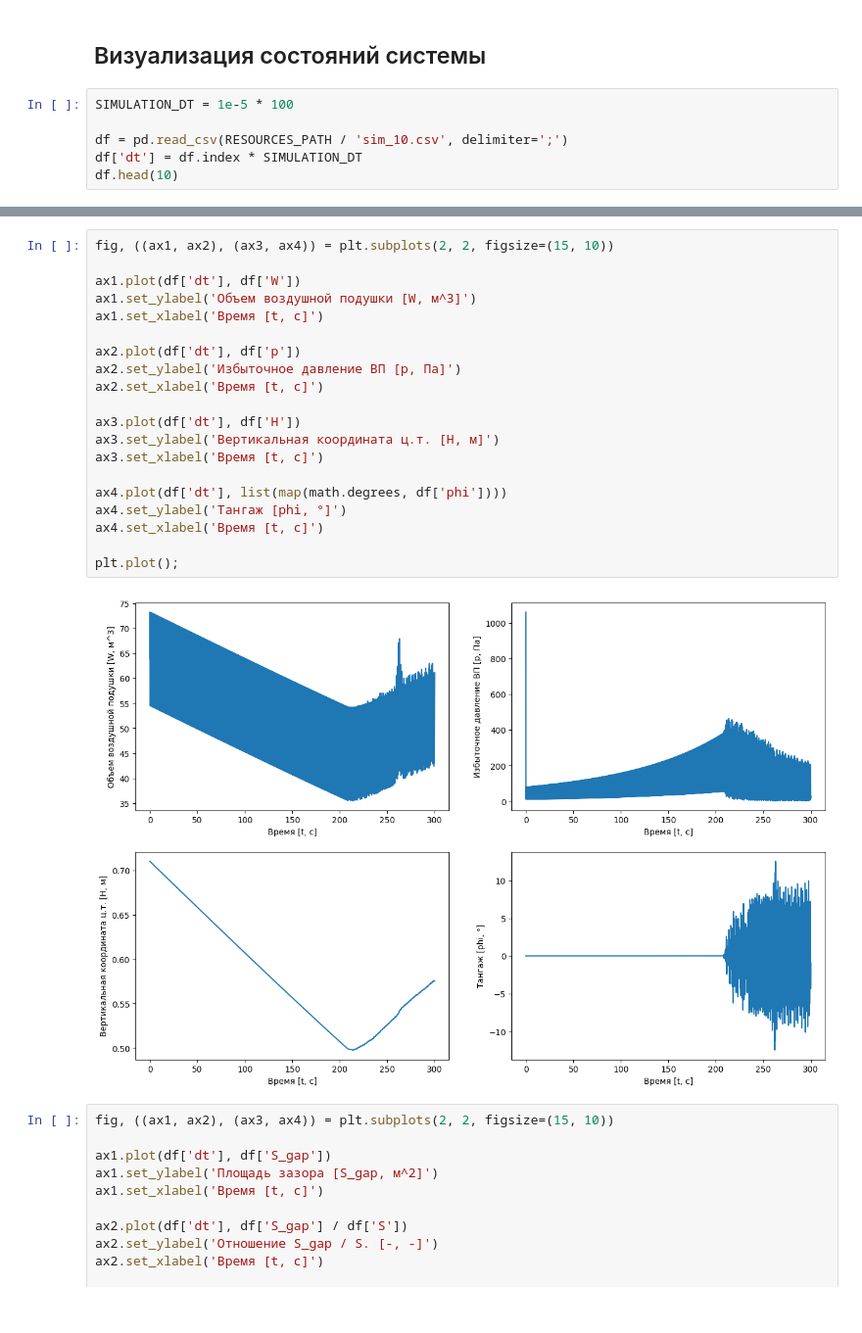
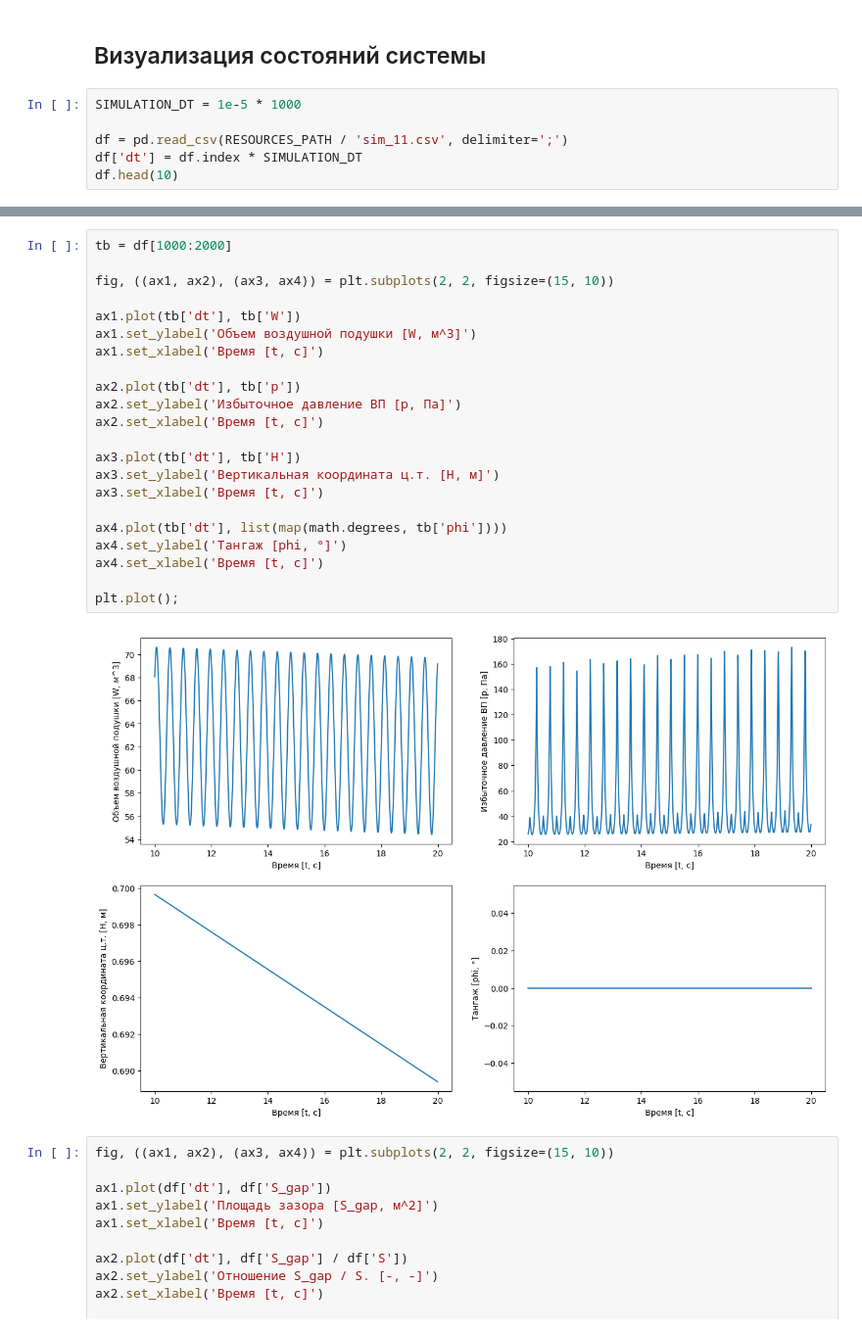
Before and after one commit to shustrov38/jubilant-bassoon, a Jupyter notebook: scripts/approx.ipynb, the cells around one changed output, grey strips where cells are left out. Shown at 98% size. Saved outputs shown, nothing was run; the diff lists cells and outputs as text.

```diff
--- a/scripts/approx.ipynb
+++ b/scripts/approx.ipynb
@@ -165,9 +165,9 @@ print(f'{popt[0]} + {popt[1]} * np.exp({popt[2]} * x)')
 # %% [markdown]
 ## Визуализация состояний системы
 # %%
-SIMULATION_DT = 1e-5 * 100
+SIMULATION_DT = 1e-5 * 1000
 
-df = pd.read_csv(RESOURCES_PATH / 'sim_10.csv', delimiter=';')
+df = pd.read_csv(RESOURCES_PATH / 'sim_11.csv', delimiter=';')
 df['dt'] = df.index * SIMULATION_DT
 df.head(10)
 # %% [output]
@@ -193,25 +194,27 @@ plt.plot();
 # %%
+tb = df[1000:2000]
+
 fig, ((ax1, ax2), (ax3, ax4)) = plt.subplots(2, 2, figsize=(15, 10))
 
-ax1.plot(df['dt'], df['W'])
+ax1.plot(tb['dt'], tb['W'])
 ax1.set_ylabel('Объем воздушной подушки [W, м^3]')
 ax1.set_xlabel('Время [t, с]')
 
-ax2.plot(df['dt'], df['p'])
+ax2.plot(tb['dt'], tb['p'])
 ax2.set_ylabel('Избыточное давление ВП [p, Па]')
 ax2.set_xlabel('Время [t, с]')
 
-ax3.plot(df['dt'], df['H'])
+ax3.plot(tb['dt'], tb['H'])
 ax3.set_ylabel('Вертикальная координата ц.т. [H, м]')
 ax3.set_xlabel('Время [t, с]')
 
-ax4.plot(df['dt'], list(map(math.degrees, df['phi'])))
+ax4.plot(tb['dt'], list(map(math.degrees, tb['phi'])))
 ax4.set_ylabel('Тангаж [phi, °]')
 ax4.set_xlabel('Время [t, с]')
 
 plt.plot();
 # %% [output]
-[figure, old version]
+[figure, new version]
 # %%
 fig, ((ax1, ax2), (ax3, ax4)) = plt.subplots(2, 2, figsize=(15, 10))
 
```
Also changed, not shown: parts of 2 cells of this notebook, 5 other files.
